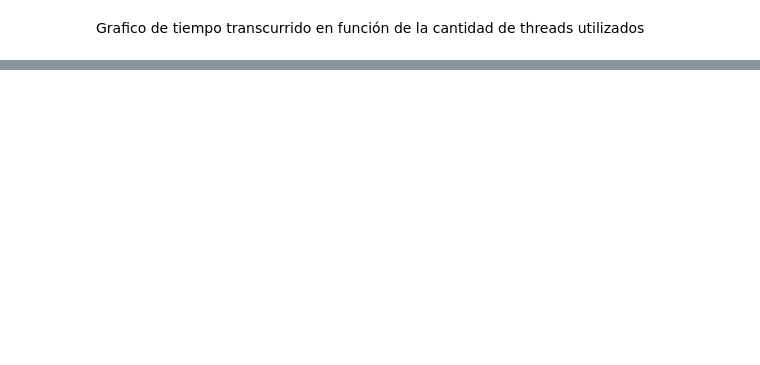
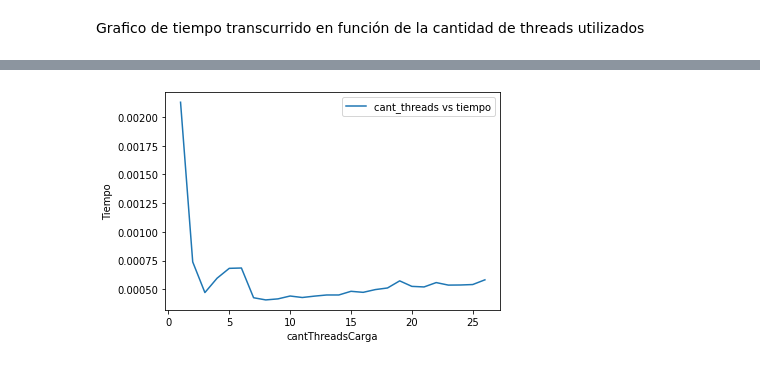
Before and after one commit to Tinchoni/threading-y-concurrencia-SO-tp1, a Jupyter notebook: src/Graficos.ipynb, the cells around one changed output, grey strips where cells are left out. Drawn from its saved outputs; the diff is of its cells as text; code cells hidden in the pictures; blank space fills up the shorter version.

```diff
--- a/src/Graficos.ipynb
+++ b/src/Graficos.ipynb
@@ -29,0 +30,7 @@ plot.set(ylabel="Tiempo");
+# %%
+plot = sns.lineplot(x="cantThreadsCarga", y="tiempoCarga", data=df);
+
+plot.legend(["cant_threads vs tiempo"]);
+plot.set(ylabel="Tiempo");
+# %% [output]
+[figure, added]
```
Also changed, not shown: parts of 2 cells of this notebook, 2 other files.
